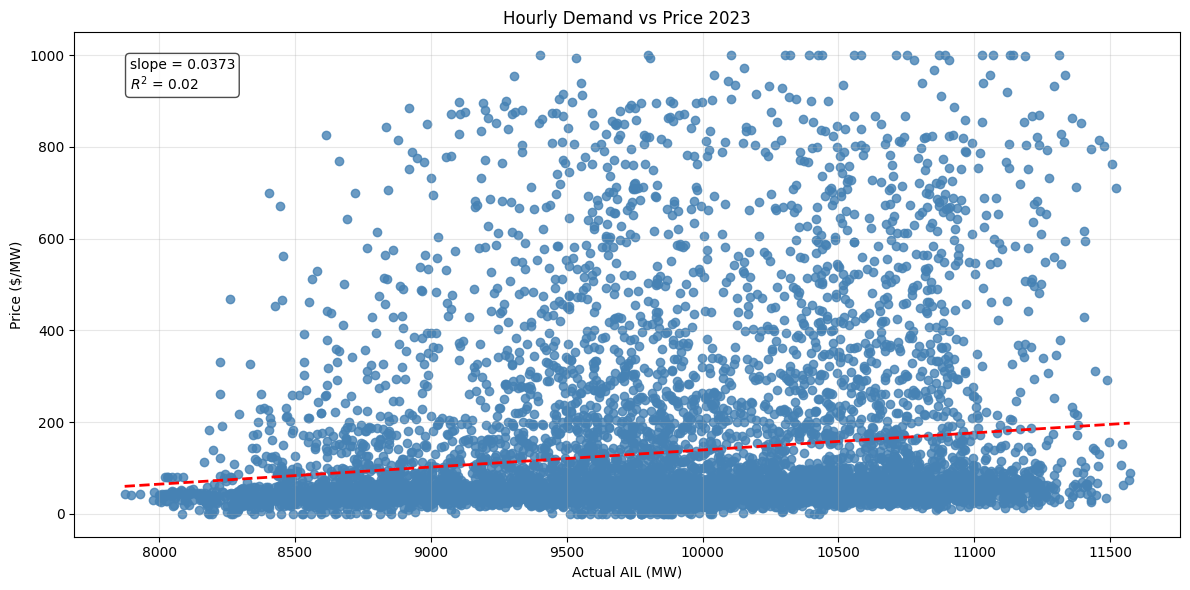
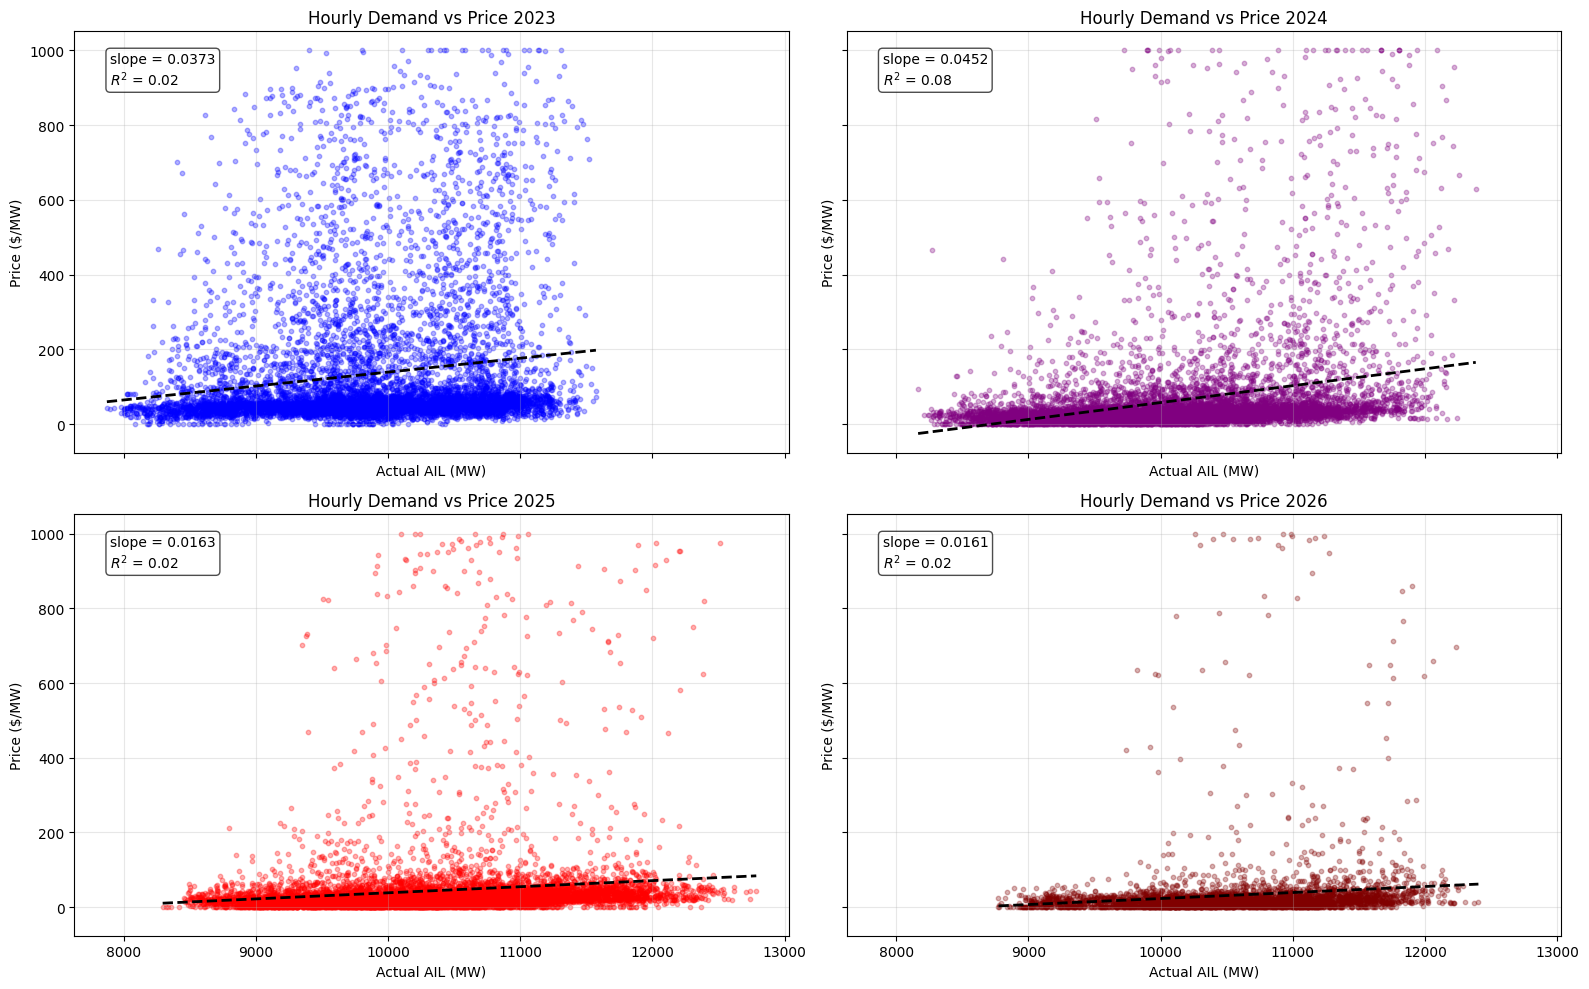
Unified diff of the notebook cell whose output changed from the first chart to the second:
--- before
+++ after
@@ -11,20 +11,22 @@
 
 years = sorted(hourly_price_demand['year'].unique())
+colors = ['blue', 'purple', 'red', 'maroon']
 
-for year in years:
+fig, axes = plt.subplots(2, 2, figsize=(16, 10), sharex=True, sharey=True)
+axes = axes.flatten()
+
+for ax, year, color in zip(axes, years, colors):
     grp = hourly_price_demand[hourly_price_demand['year'] == year]
     x, y = grp['actual_ail'].values, grp['actual_price'].values
 
-    fig, ax = plt.subplots(figsize=(12, 6))
-    ax.scatter(x, y, color='steelblue', alpha=0.8)
+    ax.scatter(x, y, color=color, alpha=0.3, s=10)
 
-    # Line of best fit
+    # Line of best fit (kept in a contrasting color so it stays visible)
     z = np.polyfit(x, y, 1)
     p = np.poly1d(z)
     xs = np.linspace(x.min(), x.max(), 100)
-    ax.plot(xs, p(xs), 'r--', linewidth=2)
+    r2 = np.corrcoef(x, y)[0, 1] ** 2
+    ax.plot(xs, p(xs), 'k--', linewidth=2)
 
-    # R² for the writeup
-    r2 = np.corrcoef(x, y)[0, 1] ** 2
     ax.text(0.05, 0.95, f'slope = {z[0]:.4f}\n$R^2$ = {r2:.2f}',
             transform=ax.transAxes, va='top', fontsize=10,
@@ -35,4 +37,8 @@
     ax.set_title(f'Hourly Demand vs Price {int(year)}')
     ax.grid(True, alpha=0.3)
-    plt.tight_layout()
-    plt.show()
+
+for ax in axes[len(years):]:
+    ax.set_visible(False)
+
+plt.tight_layout()
+plt.show()

Commit: Updated ReadMe section 1.